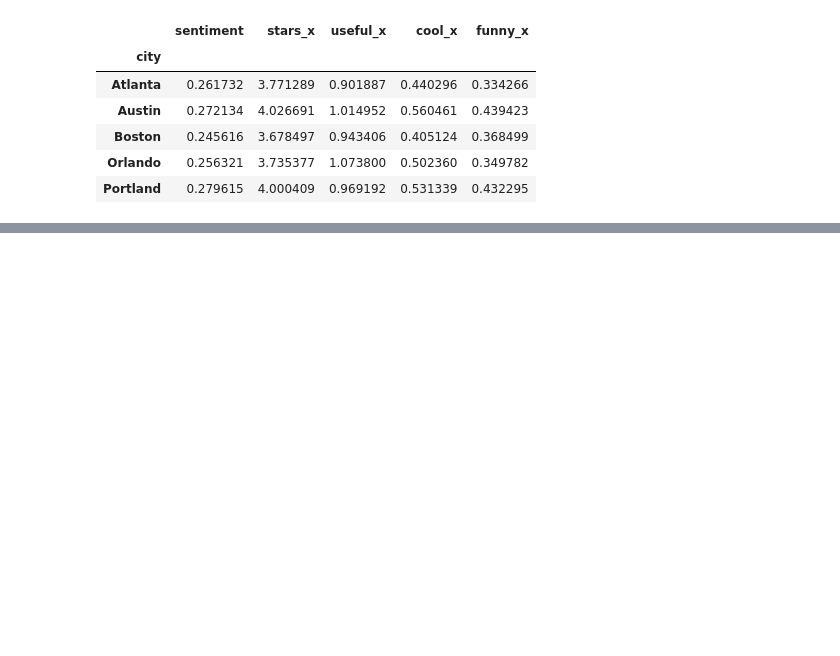
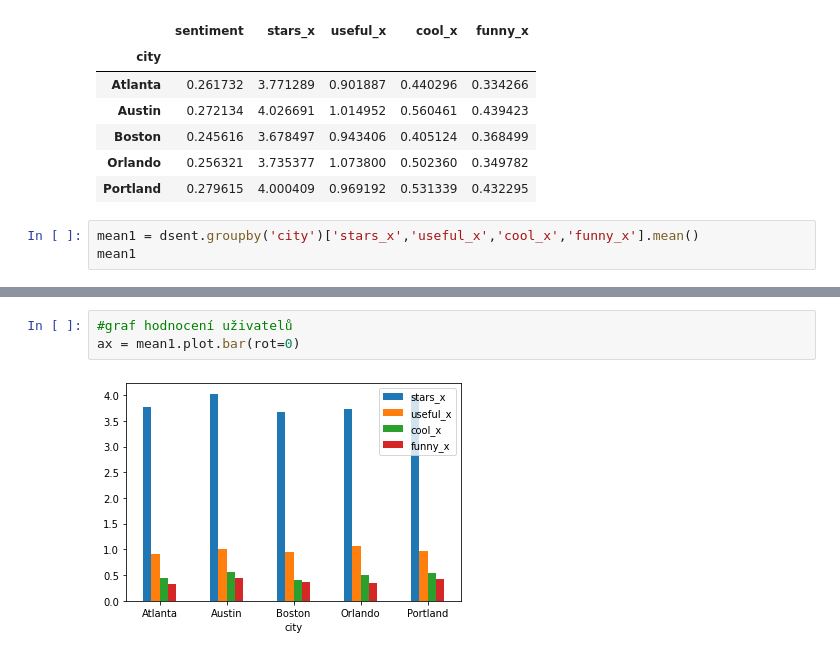
Before and after one commit to sarkaja/NLP, a Jupyter notebook: finalwork.ipynb, the cells around one changed output, grey strips where cells are left out. Cells and saved outputs as stored; diff of their text form; blank space fills up the shorter version.

```diff
--- a/finalwork.ipynb
+++ b/finalwork.ipynb
@@ -151,3 +156,6 @@ meanh
 | Boston | 0.245616 | 3.678497 | 0.943406 | 0.405124 | 0.368499 |
 | Orlando | 0.256321 | 3.735377 | 1.073800 | 0.502360 | 0.349782 |
 | Portland | 0.279615 | 4.000409 | 0.969192 | 0.531339 | 0.432295 |
+# %%
+mean1 = dsent.groupby('city')['stars_x','useful_x','cool_x','funny_x'].mean()
+mean1
@@ -153,0 +170,5 @@ meanh
+# %%
+#graf hodnocení uživatelů
+ax = mean1.plot.bar(rot=0)
+# %% [output]
+[figure, added]
```
Also changed, not shown: parts of 5 cells of this notebook.
